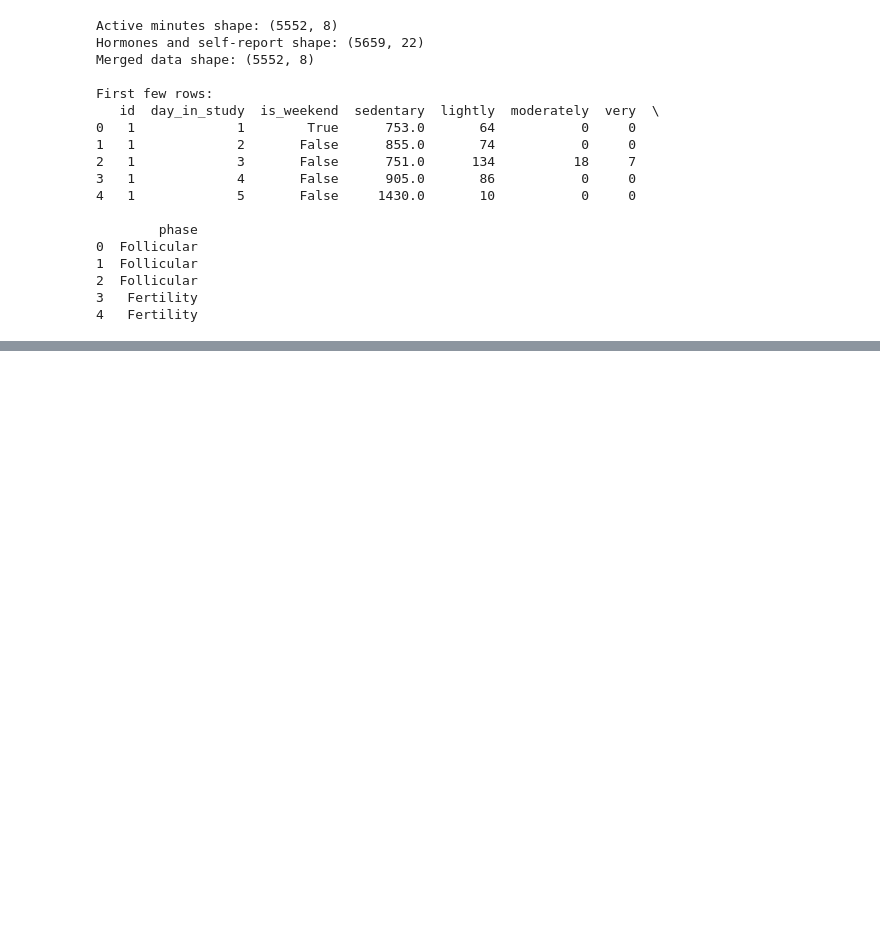
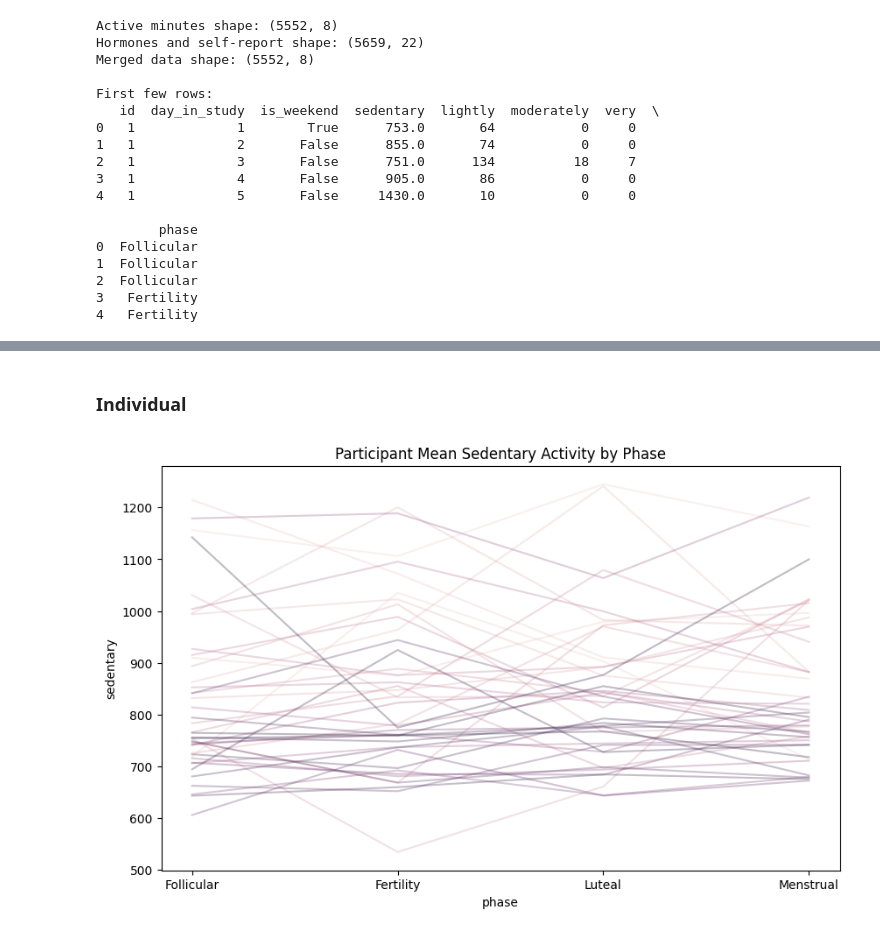
Before and after one commit to EstelleWang-UofT/ML-for-Women, a Jupyter notebook: notebooks/mcphases_physical_activity.ipynb, the cells around one changed output, grey strips where cells are left out. Cells and saved outputs as stored; diff of their text form; code cells hidden in the pictures; blank space fills up the shorter version.

```diff
--- a/notebooks/mcphases_physical_activity.ipynb
+++ b/notebooks/mcphases_physical_activity.ipynb
@@ -95,0 +180,42 @@ First few rows:
+# %% [markdown]
+### Individual
+# %%
+phase_order = [
+    'Follicular',
+    'Fertility',
+    'Luteal',
+    'Menstrual'
+]
+
+participant_phase = (
+    merged_data
+    .groupby(['id', 'phase'])['sedentary']
+    .mean()
+    .reset_index()
+)
+
+# enforce ordering
+participant_phase['phase'] = pd.Categorical(
+    participant_phase['phase'],
+    categories=phase_order,
+    ordered=True
+)
+
+participant_phase = participant_phase.sort_values('phase')
+
+plt.figure(figsize=(10, 6))
+
+sns.lineplot(
+    data=participant_phase,
+    x='phase',
+    y='sedentary',
+    hue='id',
+    estimator=None,
+    alpha=0.3,
+    legend=False
+)
+
+plt.title('Participant Mean Sedentary Activity by Phase')
+plt.show()
+# %% [output]
+[figure, added]
```
Also changed, not shown: parts of 9 cells of this notebook.
